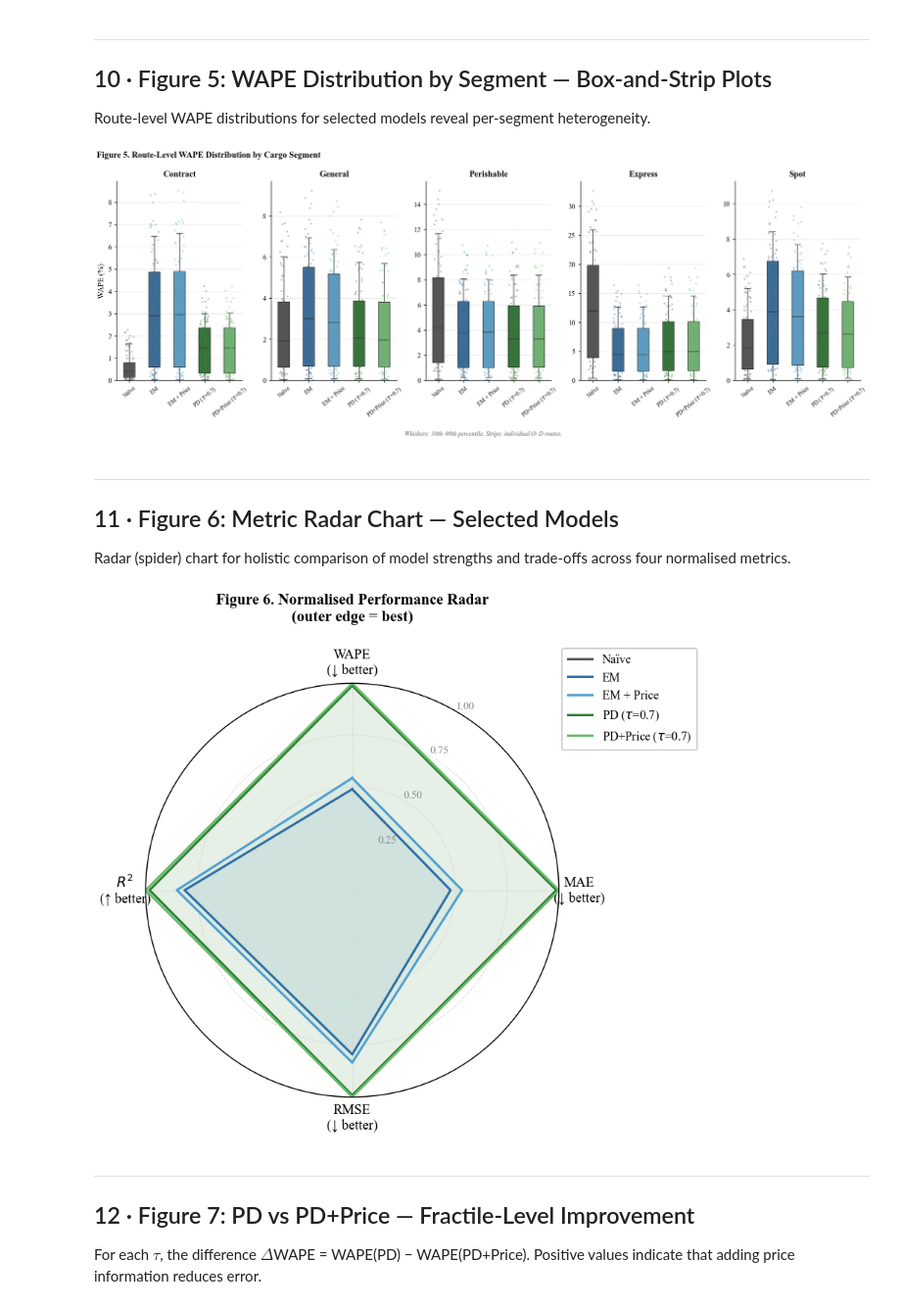
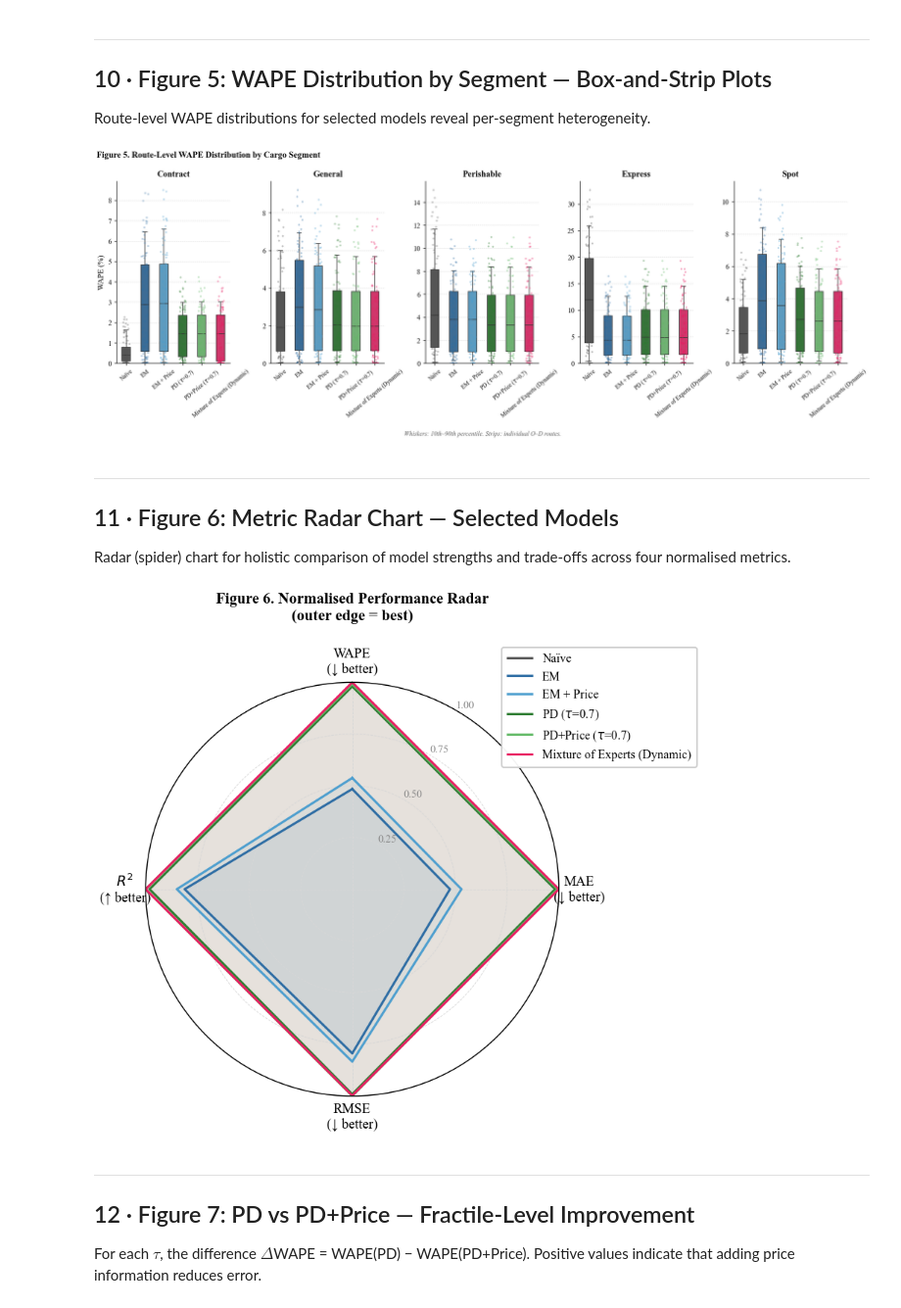
Before and after one commit to KorawutMing/AirCargoSynthesizedDataset, a Jupyter notebook: Unconstraining/demand_estimation_analysis_2dim.ipynb, the cells around one changed output. Shown at 98% size. Saved outputs shown, nothing was run; the diff lists cells and outputs as text; code cells hidden in the pictures.

```diff
--- a/Unconstraining/demand_estimation_analysis_2dim.ipynb
+++ b/Unconstraining/demand_estimation_analysis_2dim.ipynb
@@ -83,6 +83,7 @@ MODEL_PALETTE = {
     "PDXPrice05":  "#e8a44a",
     "PD07":        "#2e7d32",
     "PDXPrice07":  "#66bb6a",
+    "MoE":         "#e91e63",
 }
 
 # Sequential palette for heatmaps
@@ -99,7 +100,7 @@ FILTER_ZEROS = False
 SEGMENTS     = ["Contract", "General", "Perishable", "Express", "Spot"]
 
 # Models
-MODELS    = ["Naive", "EM", "EMXPrice"]
+MODELS    = ["MoE", "Naive", "EM", "EMXPrice"]
 TAU_VALUES = [0.2, 0.3, 0.4, 0.5, 0.6, 0.7, 0.8, 0.9]
 for tau in TAU_VALUES:
     tau_str = str(tau).replace('.', '')
@@ -107,6 +108,7 @@ for tau in TAU_VALUES:
 
 # Friendly display names
 MODEL_LABELS = {
+    "MoE":        "Mixture of Experts (Dynamic)",
     "Naive":      "Naïve",
     "EM":         "EM",
     "EMXPrice":   "EM + Price",
@@ -560,7 +563,7 @@ plt.show()
 
 Route-level WAPE distributions for selected models reveal per-segment heterogeneity.
 # %%
-box_models = ["Naive", "EM", "EMXPrice", "PD07", "PDXPrice07"]
+box_models = ["Naive", "EM", "EMXPrice", "PD07", "PDXPrice07", "MoE"]
 box_data   = df_route_metrics[
     (df_route_metrics["Model"].isin(box_models)) &
     (df_route_metrics["Segment"].isin(SEGMENTS))
@@ -576,41 +579,41 @@ for ax, seg in zip(axes, SEGMENTS):
     color_order  = [MODEL_PALETTE[m] for m in model_order]
 
     sns.boxplot(
         data=seg_data, x="Model_Label", y="WAPE",
         order=label_order, palette=dict(zip(label_order, color_order)),
         width=0.45, fliersize=0, linewidth=0.8,
         whis=[10, 90], ax=ax, zorder=3,
     )
     sns.stripplot(
         data=seg_data, x="Model_Label", y="WAPE",
         order=label_order, palette=dict(zip(label_order, color_order)),
         size=2.5, alpha=0.35, jitter=0.18, ax=ax, zorder=4,
     )
 
     ax.set_title(seg, pad=6)
     ax.set_xlabel("")
     ax.set_ylabel("WAPE (%)" if ax == axes[0] else "")
     ax.set_ylim(bottom=0)
     ax.tick_params(axis="x", labelrotation=40, labelsize=7.5)
     ax.set_axisbelow(True)
 
 fig.suptitle("Figure 5. Route-Level WAPE Distribution by Cargo Segment",
              x=0.01, ha="left", fontsize=11, fontweight="bold")
 fig.text(0.5, -0.03,
          "Whiskers: 10th–90th percentile. Strips: individual O–D routes.",
          ha="center", fontsize=8, color="#555555", style="italic")
 plt.tight_layout()
 plt.savefig("fig5_wape_distribution_2dim.pdf")
 plt.show()
 # %% [output]
-[figure, old version]
+[figure, new version]
 # %% [markdown]
 ---
 ## 11 · Figure 6: Metric Radar Chart — Selected Models
 
 Radar (spider) chart for holistic comparison of model strengths and trade-offs across four normalised metrics.
 # %%
-radar_models  = ["Naive", "EM", "EMXPrice", "PD07", "PDXPrice07"]
+radar_models  = ["Naive", "EM", "EMXPrice", "PD07", "PDXPrice07", "MoE"]
 radar_metrics = ["WAPE", "MAE", "RMSE", "R2"]
 radar_invert  = {"R2": True}   # Higher R² is better, so invert before normalising
 
@@ -657,7 +660,7 @@ plt.tight_layout()
 plt.savefig("fig6_radar_2dim.pdf")
 plt.show()
 # %% [output]
-[figure, old version]
+[figure, new version]
 # %% [markdown]
 ---
 ## 12 · Figure 7: PD vs PD+Price — Fractile-Level Improvement
```
Also changed, not shown: parts of 10 cells of this notebook, 12 other files.
